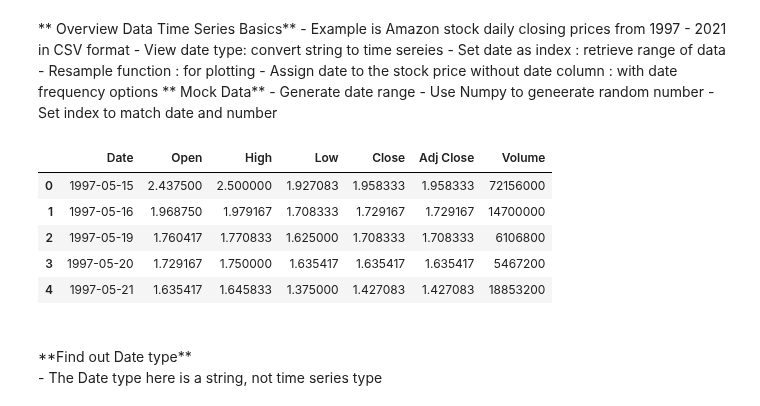
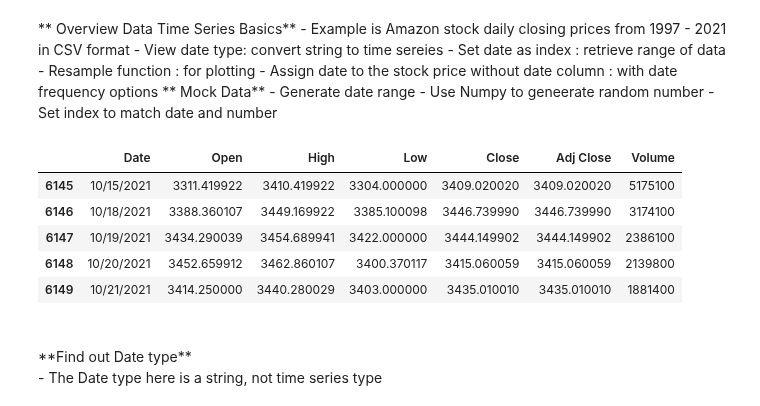
Before and after one commit to jasminjohnson/jasminjohnson.github.io, a Jupyter notebook: downloads/notebooks/PandasTimeSeriesAnalysis.ipynb, the cells around one changed output. Cells and saved outputs as stored; diff of their text form; code cells hidden in the pictures.

```diff
--- a/downloads/notebooks/PandasTimeSeriesAnalysis.ipynb
+++ b/downloads/notebooks/PandasTimeSeriesAnalysis.ipynb
@@ -27,14 +27,14 @@ Time Series can be useful to analyze financial data in different frequencies bas
 # %%
 ## Read the file from CSV format
 df = pd.read_csv('data/Amazon.csv')
-df.head()
+df.tail()
 # %% [output]
 |  | Date | Open | High | Low | Close | Adj Close | Volume |
-| 0 | 1997-05-15 | 2.437500 | 2.500000 | 1.927083 | 1.958333 | 1.958333 | 72156000 |
-| 1 | 1997-05-16 | 1.968750 | 1.979167 | 1.708333 | 1.729167 | 1.729167 | 14700000 |
-| 2 | 1997-05-19 | 1.760417 | 1.770833 | 1.625000 | 1.708333 | 1.708333 | 6106800 |
-| 3 | 1997-05-20 | 1.729167 | 1.750000 | 1.635417 | 1.635417 | 1.635417 | 5467200 |
-| 4 | 1997-05-21 | 1.635417 | 1.645833 | 1.375000 | 1.427083 | 1.427083 | 18853200 |
+| 6145 | 10/15/2021 | 3311.419922 | 3410.419922 | 3304.000000 | 3409.020020 | 3409.020020 | 5175100 |
+| 6146 | 10/18/2021 | 3388.360107 | 3449.169922 | 3385.100098 | 3446.739990 | 3446.739990 | 3174100 |
+| 6147 | 10/19/2021 | 3434.290039 | 3454.689941 | 3422.000000 | 3444.149902 | 3444.149902 | 2386100 |
+| 6148 | 10/20/2021 | 3452.659912 | 3462.860107 | 3400.370117 | 3415.060059 | 3415.060059 | 2139800 |
+| 6149 | 10/21/2021 | 3414.250000 | 3440.280029 | 3403.000000 | 3435.010010 | 3435.010010 | 1881400 |
 # %% [markdown]
 <br>
 **Find out Date type**<br>- The Date type here is a string, not time series type
```
Also changed, not shown: parts of 20 cells of this notebook, 4 other files.
